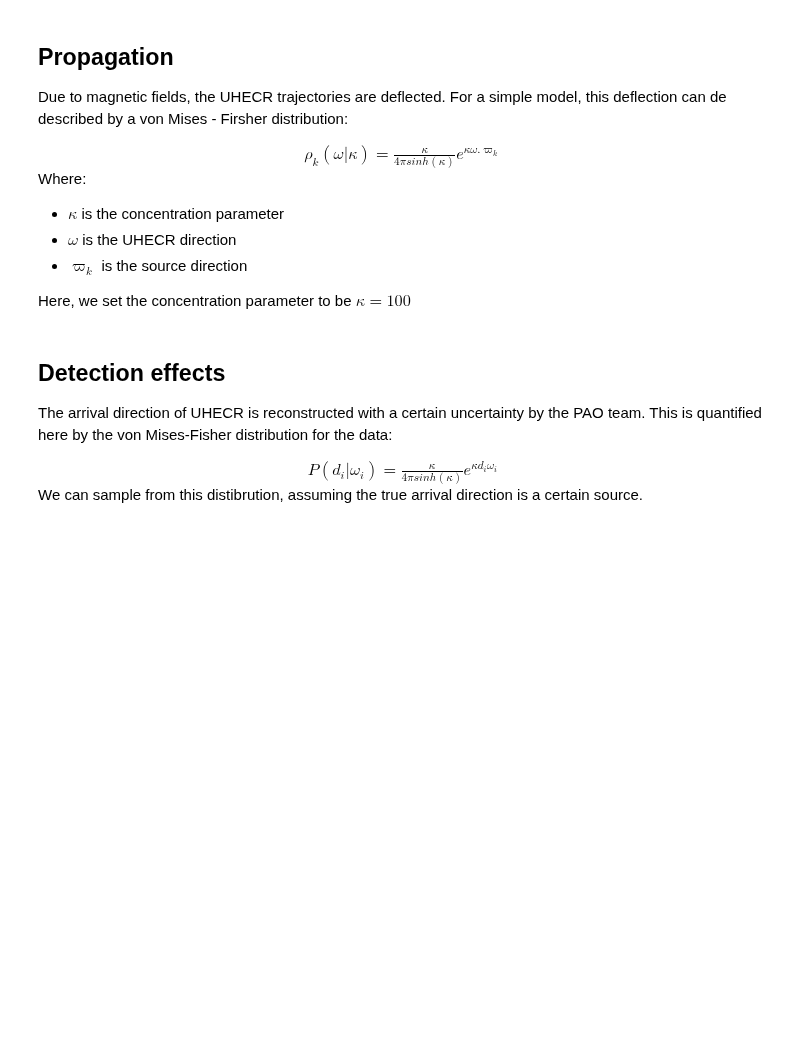
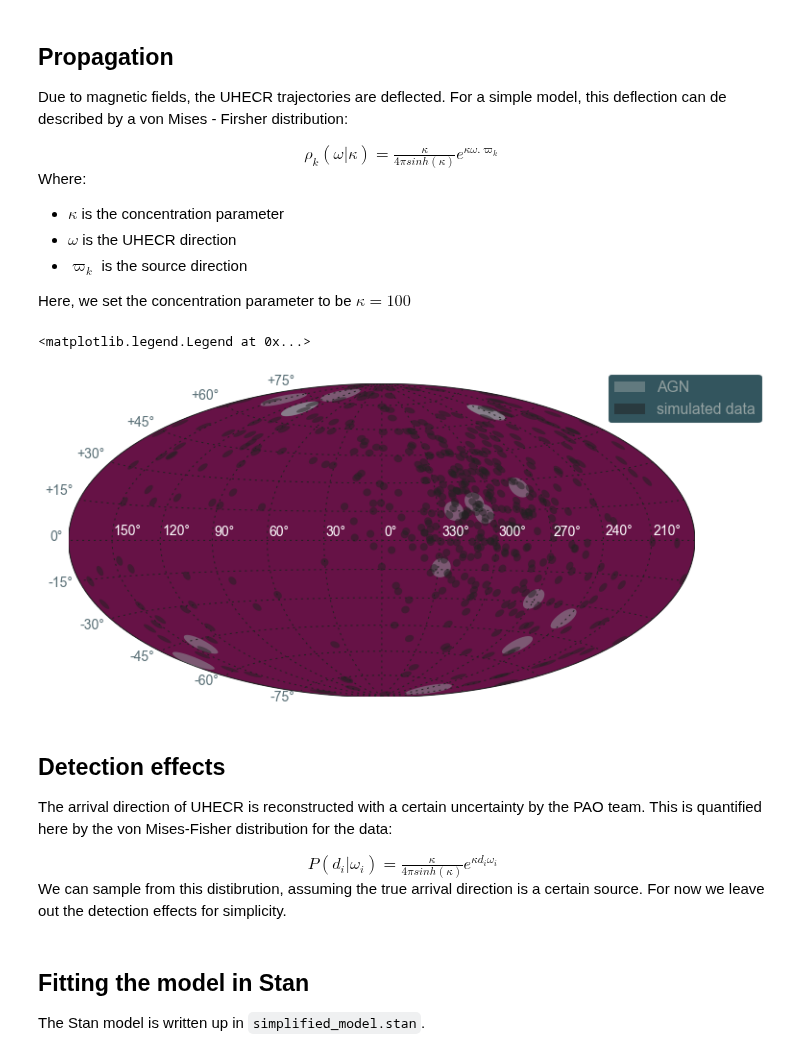
Before and after one commit to cescalara/fancy, a Jupyter notebook: soiaporn_model/simplified_model.ipynb, the cells around one changed output. Drawn from its saved outputs; the diff is of its cells as text; code cells hidden in the pictures; blank space fills up the shorter version.

Commit message:
Complete forward simulation of simplified model

```diff
--- a/soiaporn_model/simplified_model.ipynb
+++ b/soiaporn_model/simplified_model.ipynb
@@ -137,15 +139,18 @@ for i in range(N_A):
 # %%
 # plot the results on a skymap
 fig, skymap = data.show()
 label = True
 for o in omega:
     for lon, lat in np.nditer([o.lons, o.lats]):
         if label:
             skymap.tissot(lon, lat, 2, npts = 30, facecolor = 'k', alpha = 0.5,
                           label = 'simulated data')
             label = False
         else:
             skymap.tissot(lon, lat, 2, npts = 30, facecolor = 'k', alpha = 0.5)
 
 plt.gca()
-plt.legend()
+plt.legend(bbox_to_anchor=(0.85, 0.85))
+# %% [output]
+<matplotlib.legend.Legend at 0x...>
+[figure, added]
@@ -199,4 +163,8 @@ The arrival direction of UHECR is reconstructed with a certain uncertainty by th
 $P(d_i | \omega_i) = \frac{\kappa}{4\pi sinh(\kappa)}e^{\kappa d_i \omega_i}$
 <center></div>
 
-We can sample from this distibrution, assuming the true arrival direction is a certain source.
+We can sample from this distibrution, assuming the true arrival direction is a certain source. For now we leave out the detection effects for simplicity.
+# %% [markdown]
+## Fitting the model in Stan
+
+The Stan model is written up in `simplified_model.stan`.
```
Also changed, not shown: parts of 3 cells of this notebook.
